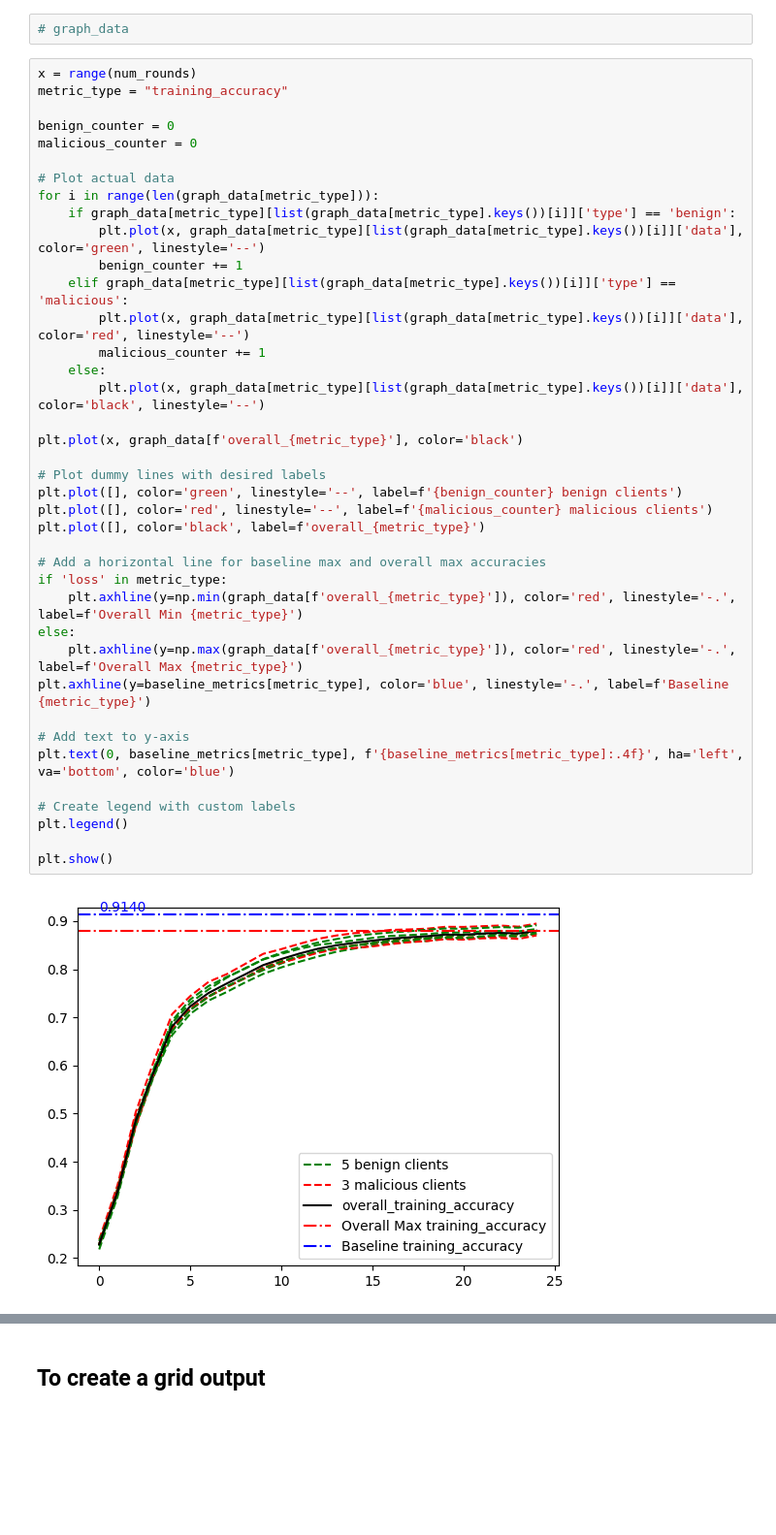
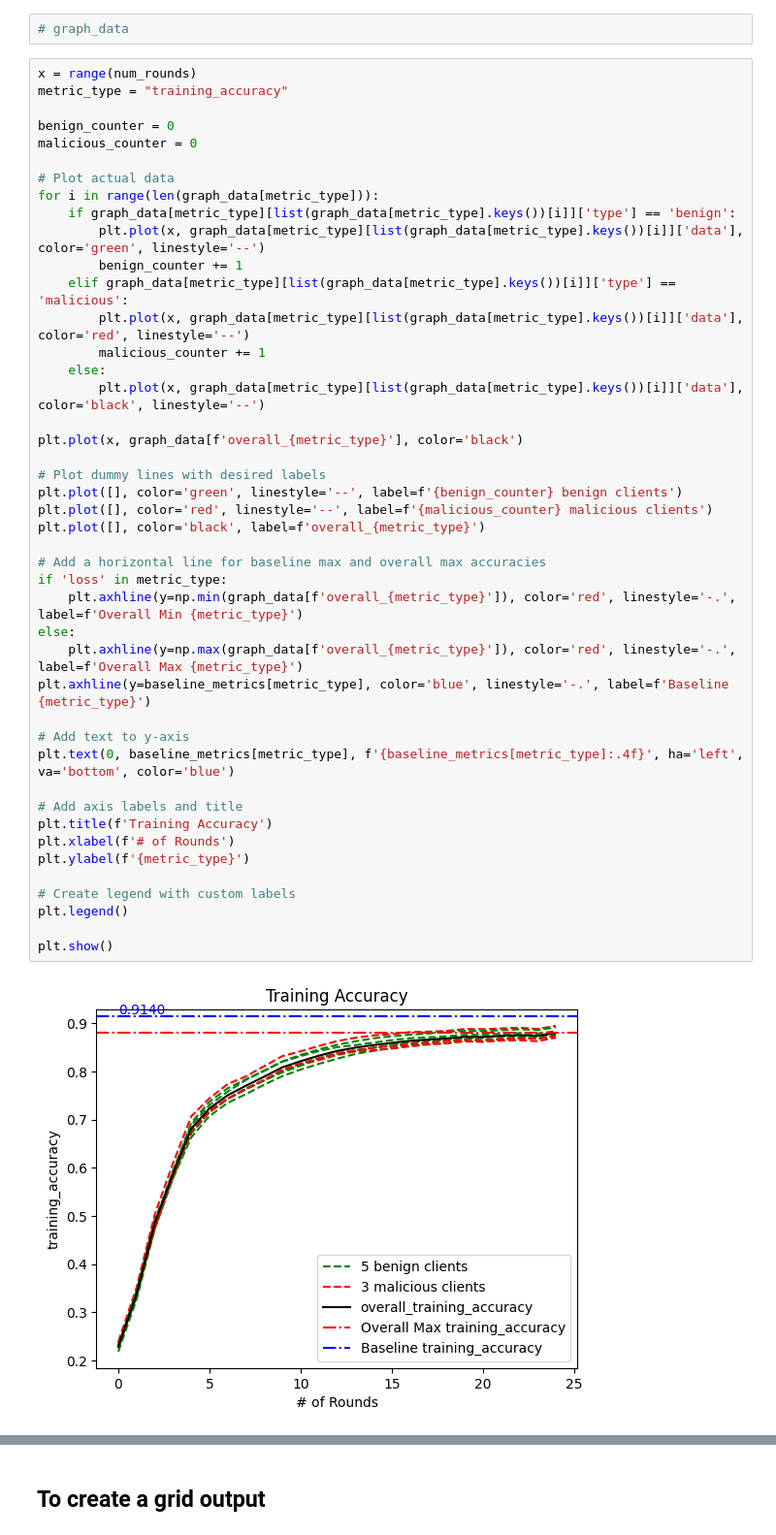
Before and after one commit to dininduviduneth/fedn-attack-sim-uu, a Jupyter notebook: examples/mnist-pytorch/analytics/experiment_fedavg_LF_25R_05_03.ipynb, the cells around one changed output, grey strips where cells are left out. Shown at 97% size. Cells and saved outputs as stored; diff of their text form; blank space fills up the shorter version.

Commit message:
Add plot information to visuals :art:

```diff
--- a/examples/mnist-pytorch/analytics/experiment_fedavg_LF_25R_05_03.ipynb
+++ b/examples/mnist-pytorch/analytics/experiment_fedavg_LF_25R_05_03.ipynb
@@ -148,34 +148,39 @@ for i in range(len(graph_data[metric_type])):
         plt.plot(x, graph_data[metric_type][list(graph_data[metric_type].keys())[i]]['data'], color='green', linestyle='--')
         benign_counter += 1
     elif graph_data[metric_type][list(graph_data[metric_type].keys())[i]]['type'] == 'malicious':
         plt.plot(x, graph_data[metric_type][list(graph_data[metric_type].keys())[i]]['data'], color='red', linestyle='--')
         malicious_counter += 1
     else:
         plt.plot(x, graph_data[metric_type][list(graph_data[metric_type].keys())[i]]['data'], color='black', linestyle='--')
 
 plt.plot(x, graph_data[f'overall_{metric_type}'], color='black')
 
 # Plot dummy lines with desired labels
 plt.plot([], color='green', linestyle='--', label=f'{benign_counter} benign clients')
 plt.plot([], color='red', linestyle='--', label=f'{malicious_counter} malicious clients')
 plt.plot([], color='black', label=f'overall_{metric_type}')
 
 # Add a horizontal line for baseline max and overall max accuracies
 if 'loss' in metric_type:
     plt.axhline(y=np.min(graph_data[f'overall_{metric_type}']), color='red', linestyle='-.', label=f'Overall Min {metric_type}')
 else:
     plt.axhline(y=np.max(graph_data[f'overall_{metric_type}']), color='red', linestyle='-.', label=f'Overall Max {metric_type}')
 plt.axhline(y=baseline_metrics[metric_type], color='blue', linestyle='-.', label=f'Baseline {metric_type}')
 
 # Add text to y-axis
 plt.text(0, baseline_metrics[metric_type], f'{baseline_metrics[metric_type]:.4f}', ha='left', va='bottom', color='blue')
 
+# Add axis labels and title
+plt.title(f'Training Accuracy')
+plt.xlabel(f'# of Rounds')
+plt.ylabel(f'{metric_type}')
+
 # Create legend with custom labels
 plt.legend()
 
 plt.show()
 # %% [output]
-[figure, old version]
+[figure, new version]
 # %%
 x = range(num_rounds)
 metric_type = "test_accuracy"
```
Also changed, not shown: parts of 3 cells of this notebook, 4 other files.
